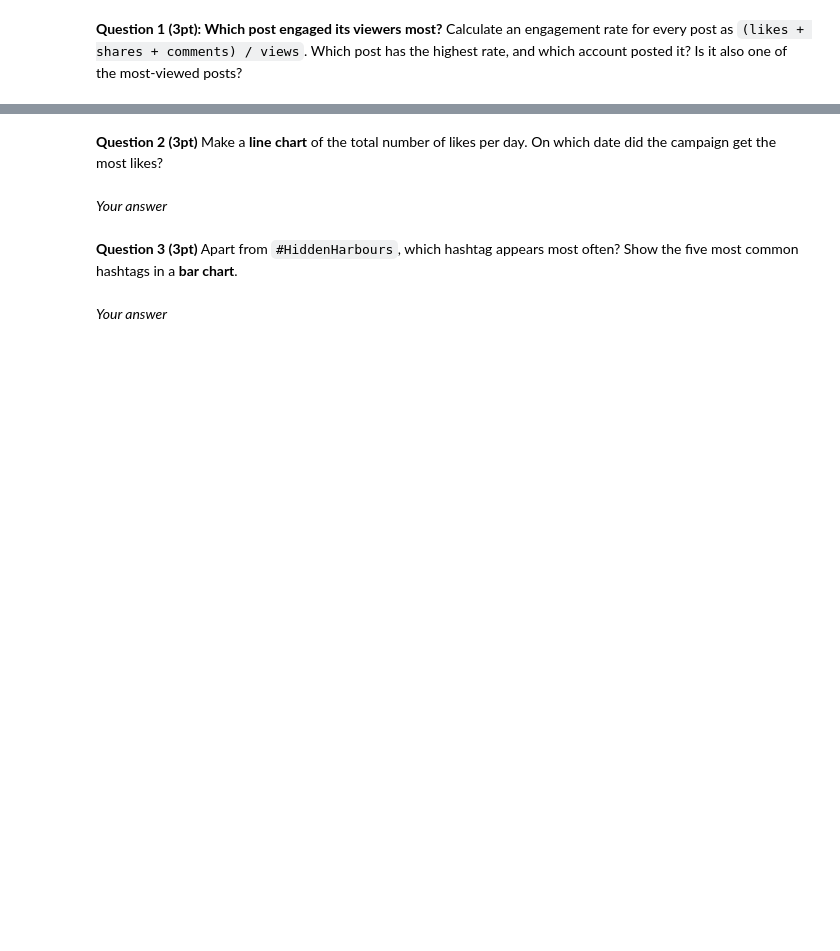
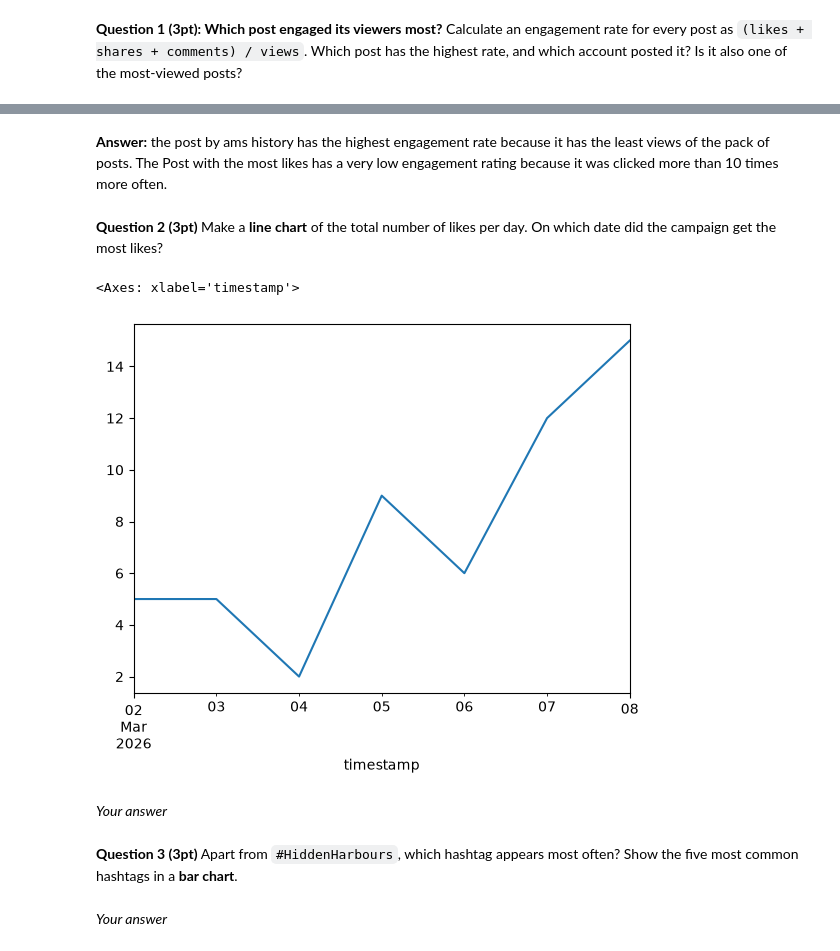
Before and after one commit to mrmeerkat0815/Cultural-Data-analysis-Nino, a Jupyter notebook: Individual_Miniproject_2026.ipynb, the cells around one changed output, grey strips where cells are left out. Drawn from its saved outputs; the diff is of its cells as text; code cells hidden in the pictures; blank space fills up the shorter version.

```diff
--- a/Individual_Miniproject_2026.ipynb
+++ b/Individual_Miniproject_2026.ipynb
@@ -128,0 +221,24 @@ Answer the questions below with pandas and `matplotlib` or `seaborn`. Write your
+# %%
+# loading and cleaning
+#1. Load head 5 and info
+df_2 = pd.read_csv('exhibition_posts.csv')
+print(df_2.head(5))
+df_2.info()
+#2. Remove posts without text
+#View in csv show its columns 1049 + 1056
+df_2 = df_2.dropna(subset=['text']) #drop the NAs for text
+df_2[df_2.isnull().any(axis=1)].isnull()  #search all NAs (if not NA but null)
+print(df_2['text'])
+#3. Fill the missing values in shares with 0
+imputer = SimpleImputer(missing_values=np.nan, strategy='constant', fill_value=0) # Im using the imputer again but this time constant and value=0
+df_2[['shares']] = imputer.fit_transform(df_2[['shares']])
+
+print('value used to fill:', imputer.statistics_[0])
+print('missing ratings after:', df_2['shares'].isna().sum())
+
+df_2.isna().sum()
+df_2.info()
+
+#4. Convert timestamp to datetime type and show info()
+df_2['timestamp'] = pd.to_datetime(df_2['timestamp'])
+df_2['timestamp'].info()
@@ -134,0 +265,8 @@ Answer the questions below with pandas and `matplotlib` or `seaborn`. Write your
+# %%
+# Question 1
+df_2['engagement_rate'] = (df_2['likes'] + df_2['comments'] + df_2['shares']) / df_2['views'] #Important: dont put the columns in a bracket [] but add them with +
+
+columns = ['account', 'views', 'likes', 'comments', 'shares', 'engagement_rate']
+
+display(df_2.sort_values('engagement_rate', ascending=False)[columns].head(5))   # the five highest posts for engagement rate
+display(df_2.sort_values('likes', ascending = False)[columns].head(5))           # five highest posts for likes
@@ -135,2 +286,4 @@ Answer the questions below with pandas and `matplotlib` or `seaborn`. Write your
+# %% [markdown]
+**Answer:** the post by ams history has the highest engagement rate because it has the least views of the pack of posts. The Post with the most likes has a very low engagement rating because it was clicked more than 10 times more often.
 # %% [markdown]
 **Question 2 (3pt)** Make a **line chart** of the total number of likes per day. On which date did the campaign get the most likes?
@@ -139,3 +290,17 @@ Answer the questions below with pandas and `matplotlib` or `seaborn`. Write your
+# %%
+# Question 2
+df_2.groupby(df_2['timestamp'].dt.to_period('D')).size().plot()
+
+# x= 'likes'
+# y= df_2.groupby(df_2['timestamp'].dt.to_period('D')).size().plot()
+# plt.plot(x, y, color = 'pink')
+# plt.title('Likes per Day')
+# plt.xlabel('likes')
+# plt.ylabel('date')
+# plt.show()
+# %% [output]
+<Axes: xlabel='timestamp'>
+[figure, added]
 # %% [markdown]
 *Your answer*
 # %% [markdown]
```
Also changed, not shown: parts of 29 cells of this notebook, 15 other files.
